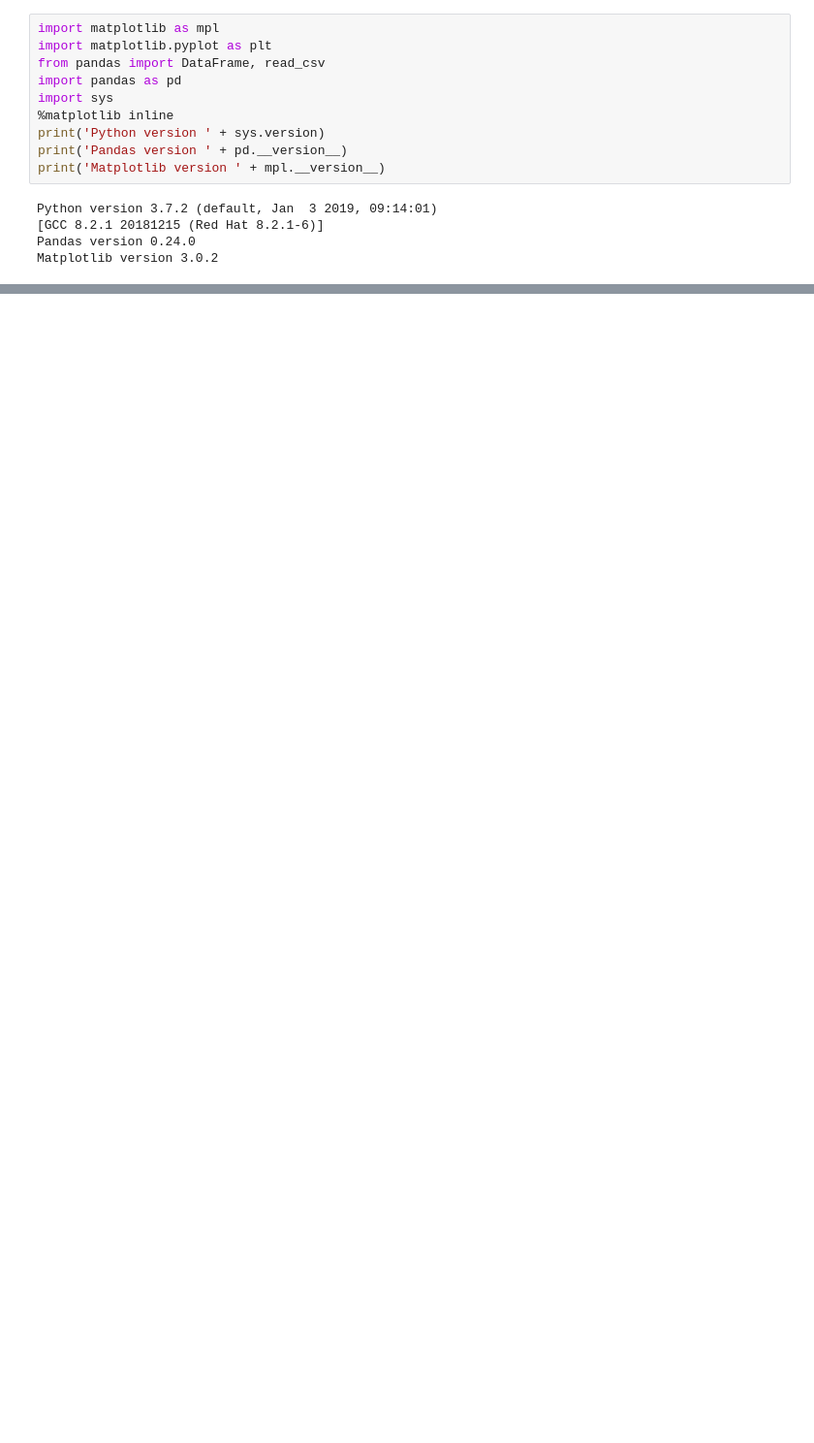
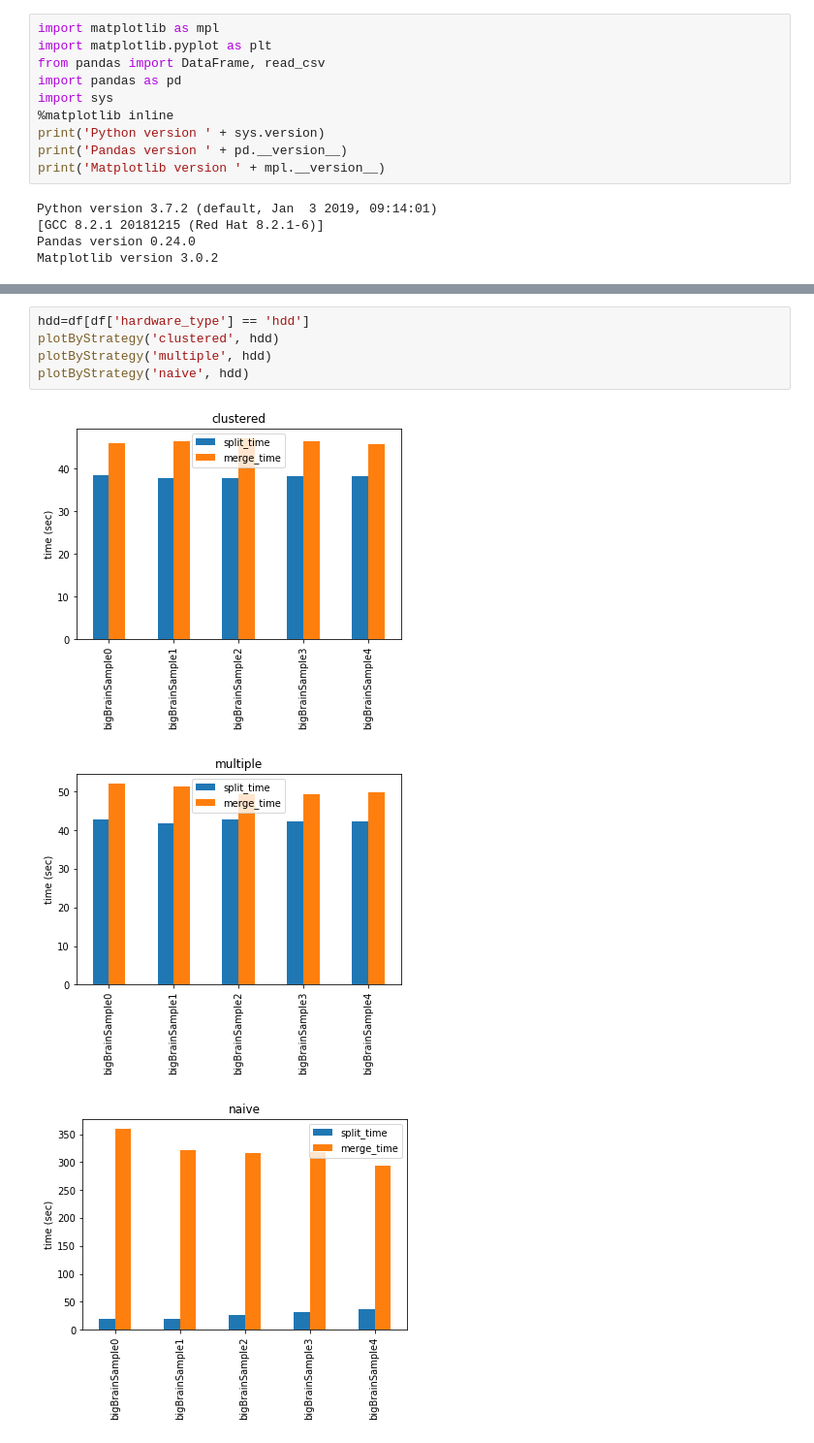
Before and after one commit to GTimothee/samActivities, a Jupyter notebook: experience1/plotted.ipynb, the cells around one changed output, grey strips where cells are left out. Shown: that part at 97% size. Saved outputs shown, nothing was run; the diff lists cells and outputs as text; blank space fills up the shorter version.

```diff
--- a/experience1/plotted.ipynb
+++ b/experience1/plotted.ipynb
@@ -43,0 +49,9 @@ plotByStrategy('naive', tmpfs)
+# %%
+hdd=df[df['hardware_type'] == 'hdd']
+plotByStrategy('clustered', hdd)
+plotByStrategy('multiple', hdd)
+plotByStrategy('naive', hdd)
+# %% [output]
+[figure, added]
+[figure, added]
+[figure, added]
```
Also changed, not shown: parts of 4 cells of this notebook.
